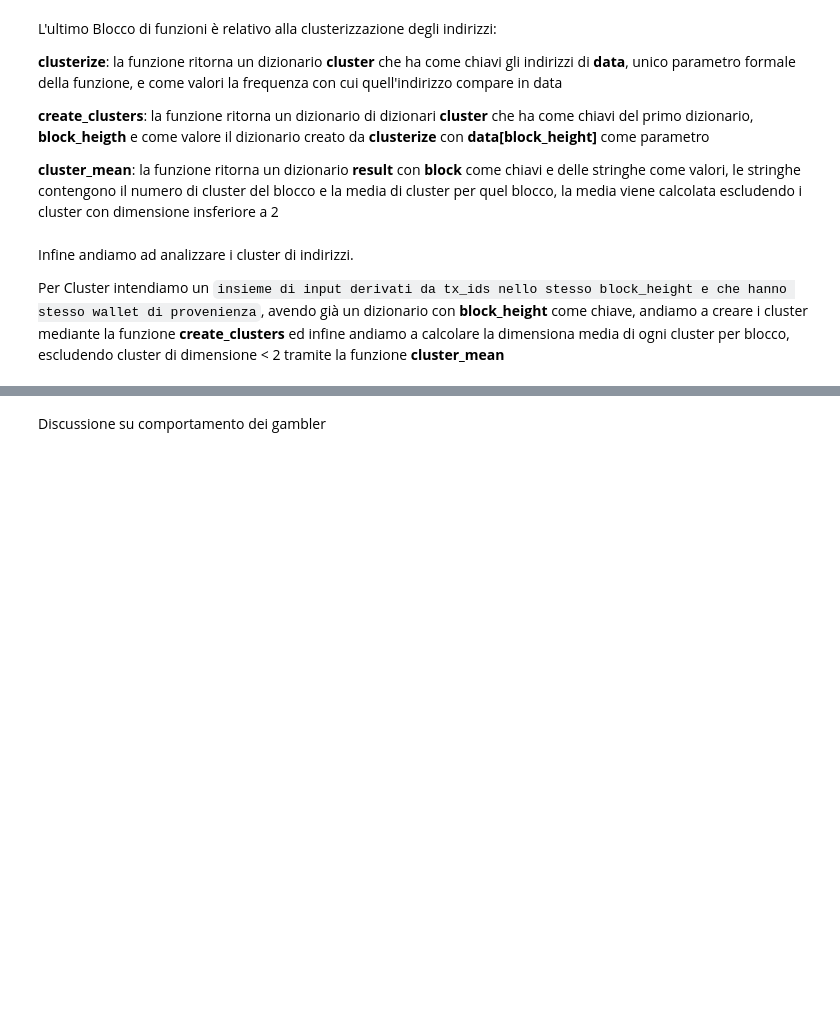
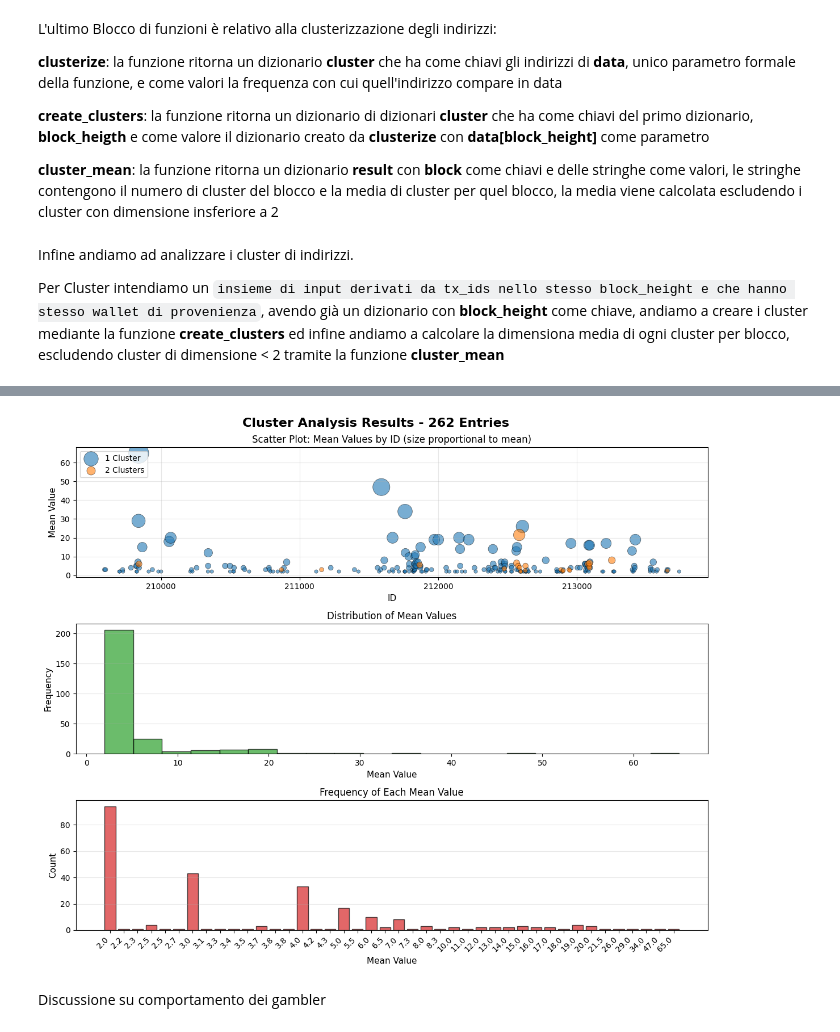
Before and after one commit to TaleWind28/Magician, a Jupyter notebook: Magician.ipynb, the cells around one changed output, grey strips where cells are left out. Cells and saved outputs as stored; diff of their text form; code cells hidden in the pictures; blank space fills up the shorter version.

```diff
--- a/Magician.ipynb
+++ b/Magician.ipynb
@@ -771,2 +772,81 @@ plt.show()
+# %%
+# Parsing dei dati
+import re
+from collections import Counter
+ids = []
+means = []
+clusters = []
+
+for key, value in data.items():
+    num_cluster_match = re.search(r'num cluster: (\d+)', value)
+    mean_match = re.search(r'mean:([\d.]+)', value)
+
+    if num_cluster_match and mean_match:
+        ids.append(key)
+        clusters.append(int(num_cluster_match.group(1)))
+        means.append(float(mean_match.group(1)))
+
+# Converti in array numpy per facilità di manipolazione
+ids = np.array(ids)
+means = np.array(means)
+clusters = np.array(clusters)
+
+# Crea la figura con 3 subplot
+fig, (ax1, ax2, ax3) = plt.subplots(3, 1, figsize=(12, 10))
+fig.suptitle('Cluster Analysis Results - {} Entries'.format(len(ids)),
+             fontsize=16, fontweight='bold')
+
+# 1. Scatter plot: Mean vs ID
+# Separa i dati per numero di cluster
+cluster_1_mask = clusters == 1
+cluster_2_mask = clusters == 2
+
+# Plot per cluster 1
+scatter1 = ax1.scatter(ids[cluster_1_mask], means[cluster_1_mask],
+                       s=means[cluster_1_mask]*10, alpha=0.6,
+                       c='#1f77b4', label='1 Cluster', edgecolors='black', linewidth=0.5)
+
+# Plot per cluster 2 (se presenti)
+if np.any(cluster_2_mask):
+    scatter2 = ax1.scatter(ids[cluster_2_mask], means[cluster_2_mask],
+                          s=means[cluster_2_mask]*10, alpha=0.6,
+                          c='#ff7f0e', label='2 Clusters', edgecolors='black', linewidth=0.5)
+
+ax1.set_xlabel('ID', fontsize=11)
+ax1.set_ylabel('Mean Value', fontsize=11)
+ax1.set_title('Scatter Plot: Mean Values by ID (size proportional to mean)', fontsize=12)
+ax1.legend(loc='upper left')
+ax1.grid(True, alpha=0.3)
+
+# 2. Istogramma della distribuzione dei valori medi
+ax2.hist(means, bins=20, color='#2ca02c', alpha=0.7, edgecolor='black')
+ax2.set_xlabel('Mean Value', fontsize=11)
+ax2.set_ylabel('Frequency', fontsize=11)
+ax2.set_title('Distribution of Mean Values', fontsize=12)
+ax2.grid(True, alpha=0.3, axis='y')
+
+# 3. Bar chart: Frequenza di ogni valore medio
+mean_counts = Counter(means)
+unique_means = sorted(mean_counts.keys())
+frequencies = [mean_counts[m] for m in unique_means]
+
+ax3.bar(range(len(unique_means)), frequencies, color='#d62728', alpha=0.7, edgecolor='black')
+ax3.set_xlabel('Mean Value', fontsize=11)
+ax3.set_ylabel('Count', fontsize=11)
+ax3.set_title('Frequency of Each Mean Value', fontsize=12)
+ax3.set_xticks(range(len(unique_means)))
+ax3.set_xticklabels([f'{m:.1f}' for m in unique_means], rotation=45, ha='right')
+ax3.grid(True, alpha=0.3, axis='y')
+
+# Ottimizza il layout
+plt.tight_layout()
+
+# Salva il grafico (opzionale)
+# plt.savefig('cluster_analysis.png', dpi=300, bbox_inches='tight')
+
+# Mostra il grafico
+plt.show()
+# %% [output]
+[figure, added]
 # %% [markdown]
 Discussione su comportamento dei gambler
```
Also changed, not shown: parts of 10 cells of this notebook.
